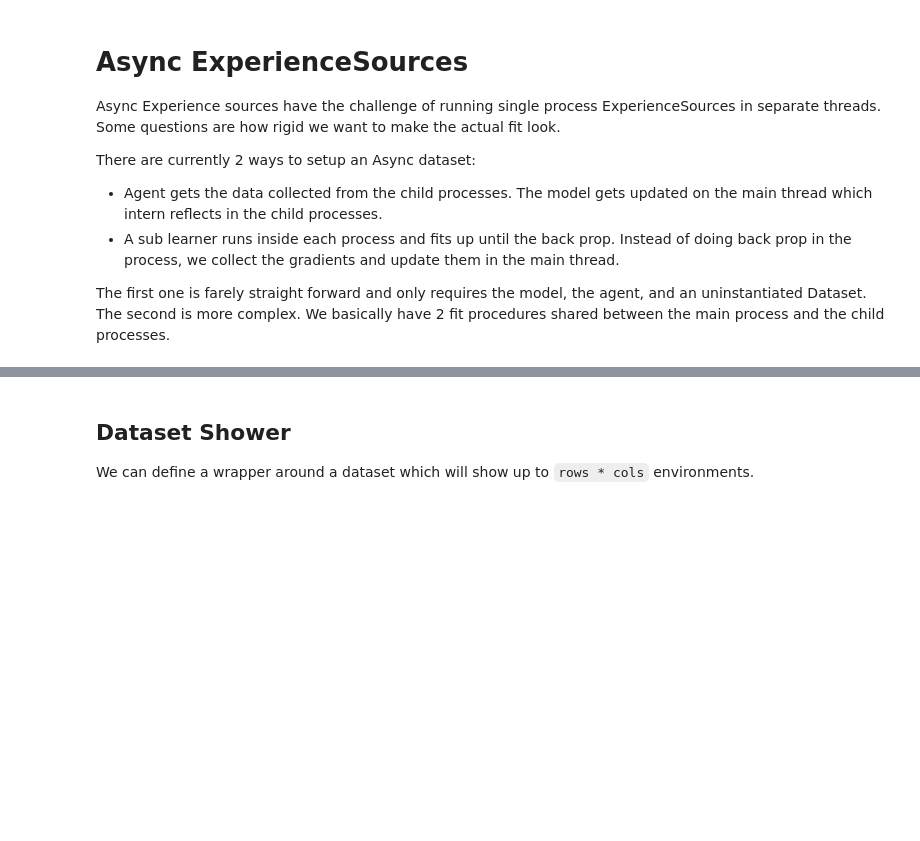
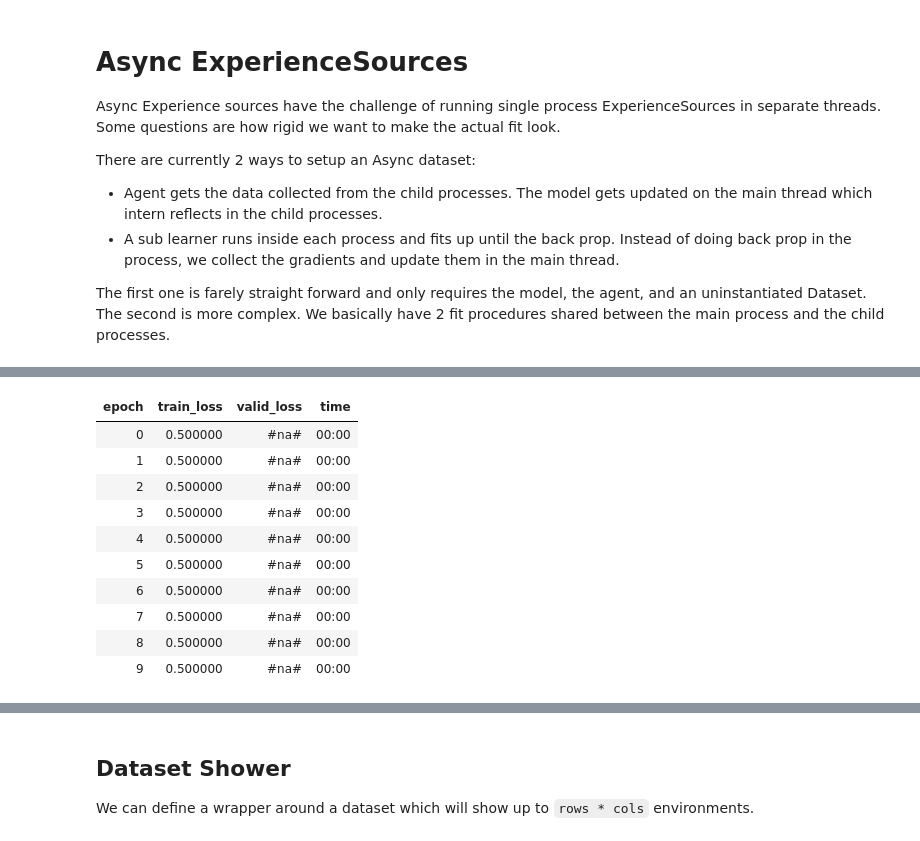
Before and after one commit to josiahls/fast-reinforcement-learning-2, a Jupyter notebook: nbs/05_data_block.ipynb, the cells around one changed output, grey strips where cells are left out. Saved outputs shown, nothing was run; the diff lists cells and outputs as text; code cells hidden in the pictures; blank space fills up the shorter version.

Commit message:
Added: - revised data and grad datasets. Much cleaner. Now just need ot add correct databunch for these.

```diff
--- a/nbs/05_data_block.ipynb
+++ b/nbs/05_data_block.ipynb
@@ -550,5 +491,0 @@ class AsyncExperienceSourceDataset(Dataset):
-# %%
-ds=AsyncExperienceSourceDataset('CartPole-v1',ExperienceSourceDataset,n_envs=2,n_processes=2,bs=128)
-with ds:
-    for xb,yb in ds:
-        print(xb)
@@ -557,0 +492,20 @@ NameError: name 'NotImplimentedError' is not defined
+# %%
+# export
+def getattrsoftly(o:Optional[object],name:str,default):return getattr(o,name,default) if o is not None else default
+def arginpartial(fn,arg_v):return arg_v in fn.args if fn.__class__==partial else False
+def dequeuesoftly(q:mp.Queue,e:mp.Event,n_attempts=5,warnings=False):
+    entry=None
+    count=0
+    while not e.is_set():
+        try:
+            entry=q.get_nowait()
+            count=0
+            break
+        except Empty:
+            count+=1
+            e.wait(0.1)
+            if count>n_attempts:
+                _logger.warning('Breaking')
+                break
+            if warnings:_logger.warning('Queue was empty. At count: %s',count)
+    return entry
@@ -557,0 +646,20 @@ NameError: name 'NotImplimentedError' is not defined
+# %%
+from fastrl.basic_train import AgentLearner
+from fastcore.test import test_eq
+
+class FakeRunCallback(LearnerCallback):
+    def on_backward_begin(self,*args,**kwargs): return {'skip_bwd':True,'skip_validate':True}
+
+max_steps,bs=20,4
+
+ds=AsyncExperienceSourceDataset('CartPole-v1',ExperienceSourceDataset,n_envs=15,max_steps=max_steps,n_processes=4,dequeue_warnings=False)
+ds_empty=AsyncExperienceSourceDataset('CartPole-v1',ExperienceSourceDataset,n_envs=1,max_steps=0,n_processes=0,dequeue_warnings=False)
+dl=DataLoader(ds,batch_size=bs,num_workers=0)
+dl_empty=DataLoader(ds_empty,batch_size=bs,num_workers=0)
+data=DataBunch(dl,dl_empty)
+
+model=nn.Sequential(nn.Linear(4,5),nn.ReLU(),nn.Linear(5,2))
+agent=DQNAgent(model=model)
+learn=AgentLearner(data,model,agent=agent,callback_fns=[FakeRunCallback])
+learn.fit(10,lr=0.01,wd=1)
+# %% [output]
@@ -557,0 +667,11 @@ NameError: name 'NotImplimentedError' is not defined
+| epoch | train_loss | valid_loss | time |
+| 0 | 0.500000 | #na# | 00:00 |
+| 1 | 0.500000 | #na# | 00:00 |
+| 2 | 0.500000 | #na# | 00:00 |
+| 3 | 0.500000 | #na# | 00:00 |
+| 4 | 0.500000 | #na# | 00:00 |
+| 5 | 0.500000 | #na# | 00:00 |
+| 6 | 0.500000 | #na# | 00:00 |
+| 7 | 0.500000 | #na# | 00:00 |
+| 8 | 0.500000 | #na# | 00:00 |
+| 9 | 0.500000 | #na# | 00:00 |
```
Also changed, not shown: parts of 40 cells of this notebook, 6 other files.
